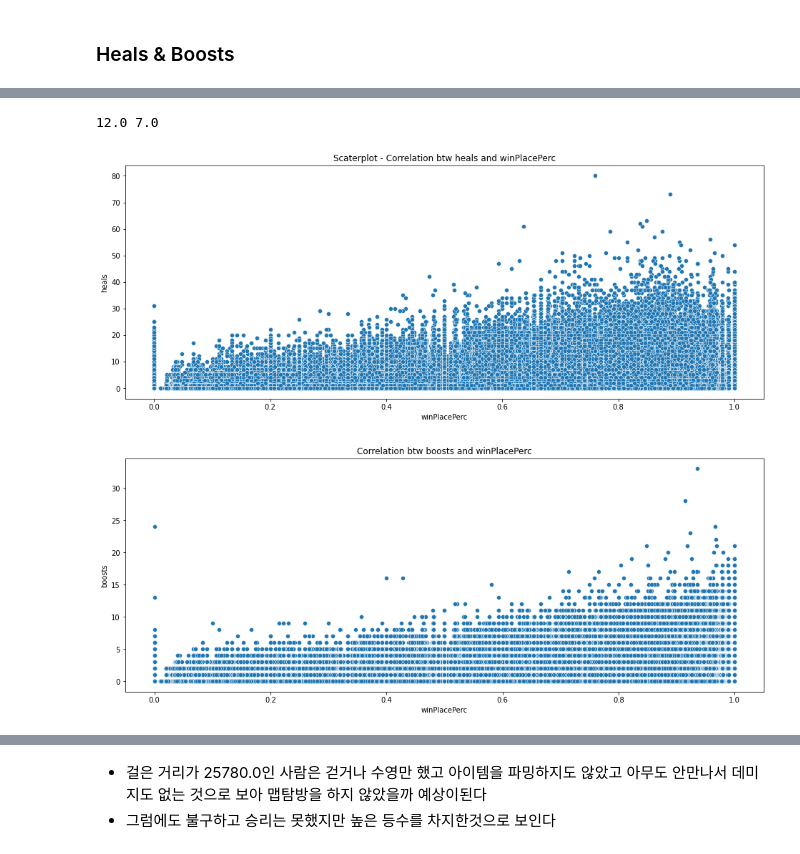
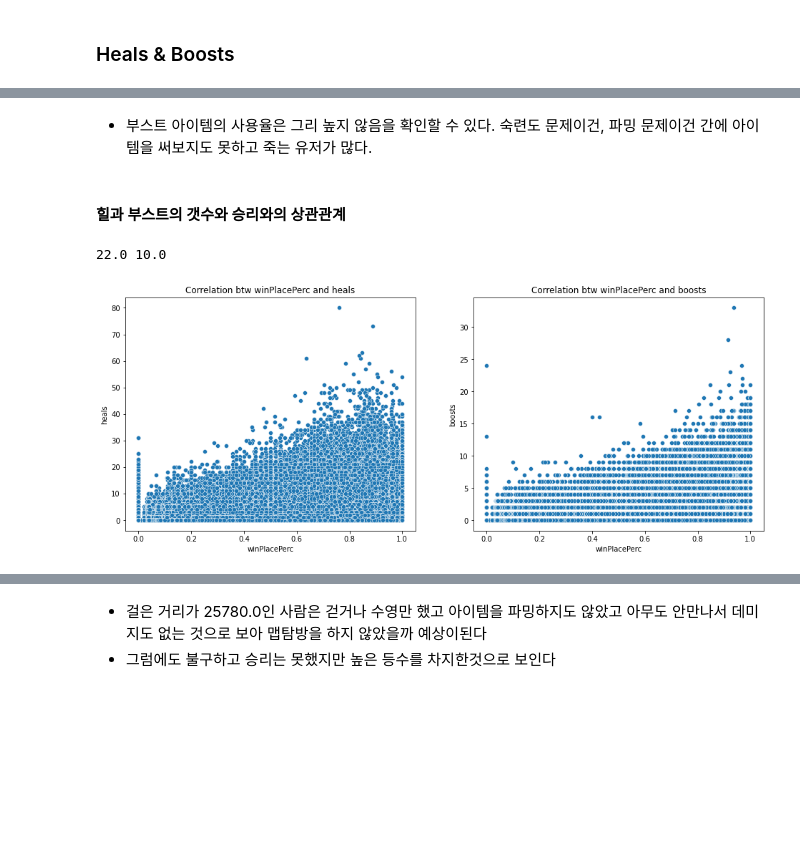
Before and after one commit to Modelling-project/pubg_modelling, a Jupyter notebook: PUBG_EDA_Final.ipynb, the cells around one changed output, grey strips where cells are left out. Drawn from its saved outputs; the diff is of its cells as text; code cells hidden in the pictures; blank space fills up the shorter version.

```diff
--- a/PUBG_EDA_Final.ipynb
+++ b/PUBG_EDA_Final.ipynb
@@ -816,23 +823,24 @@ plt.show()
+# %% [markdown]
+- 부스트 아이템의 사용율은 그리 높지 않음을 확인할 수 있다. 숙련도 문제이건, 파밍 문제이건 간에 아이템을 써보지도 못하고 죽는 유저가 많다.
+# %% [markdown]
+#### 힐과 부스트의 갯수와 승리와의 상관관계
 # %%
-heals = train['heals'].quantile(0.99)
-boosts = train['boosts'].quantile(0.99)
+heals = train['heals'].quantile(0.999)
+boosts = train['boosts'].quantile(0.999)
 print(heals, boosts)
 # %% [output]
-12.0 7.0
+22.0 10.0
 # %%
 plt.figure(figsize=(16,6))
+plt.subplot(121)
 sns.scatterplot(data=train, x='winPlacePerc', y='heals')
-plt.title("Scaterplot - Correlation btw heals and winPlacePerc")
+plt.title("Correlation btw winPlacePerc and heals")
+plt.subplot(122)
+sns.scatterplot(data=train, x='winPlacePerc', y='boosts')
+plt.title("Correlation btw winPlacePerc and boosts")
 plt.show()
 # %% [output]
-[figure, old version]
+[figure, new version]
-# %%
-plt.figure(figsize=(16,6))
-sns.scatterplot(data=train, x='winPlacePerc', y='boosts')
-plt.title("Correlation btw boosts and winPlacePerc")
-plt.show()
-# %% [output]
-[figure, removed]
 # %%
 train[['heals', 'boosts']].describe()
 # %% [output]
```
Also changed, not shown: parts of 156 cells of this notebook.
